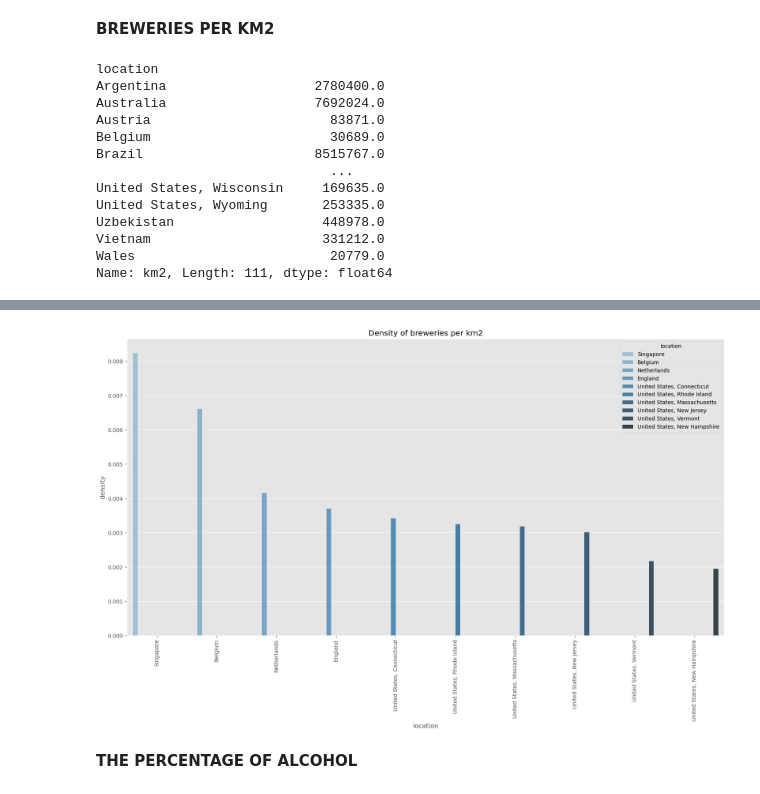
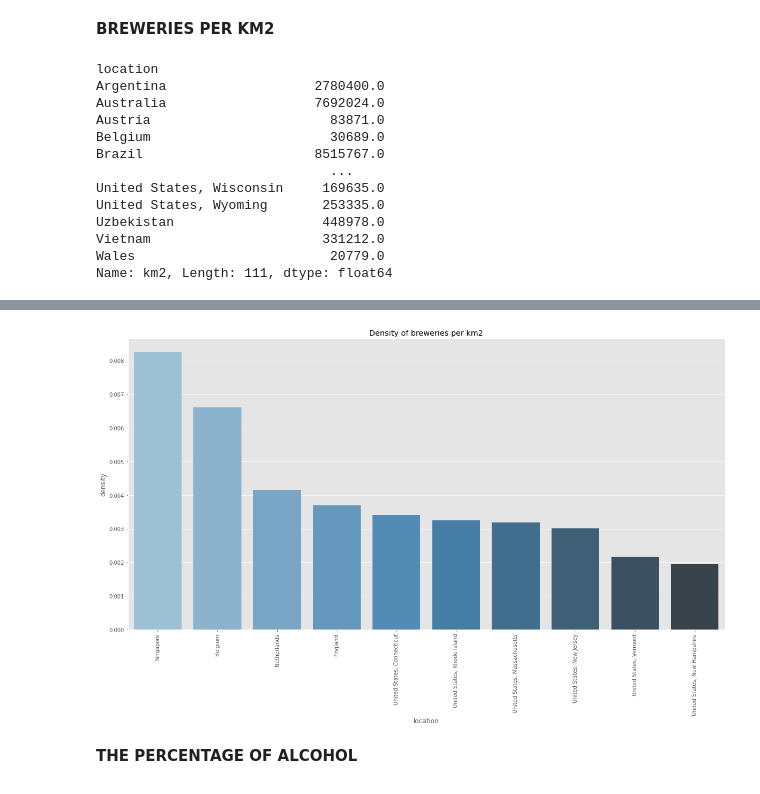
Before and after one commit to epfl-ada/ada-2023-project-adalcoholics86, a Jupyter notebook: milestoneP2.ipynb, the cells around one changed output, grey strips where cells are left out. Saved outputs shown, nothing was run; the diff lists cells and outputs as text; code cells hidden in the pictures.

```diff
--- a/milestoneP2.ipynb
+++ b/milestoneP2.ipynb
@@ -636,35 +636,35 @@ df_density = pd.concat([df_breweries_superficies_count, df_breweries_superficies
 df_density['density'] = df_density['id'] / df_density['km2']
 df_density.reset_index(inplace=True)
 df_density.sort_values(by=['density'], ascending=False, inplace=True)
 top_ten_density = df_density.head(10)
 
 #Plot the density of breweries per km2
 plt.figure(figsize=(20,10))
 plt.xticks(rotation=90)
 plt.title('Density of breweries per km2')
-sns.barplot(x='location', y='density', data=top_ten_density, palette='Blues_d', hue='location')
+sns.barplot(x='location', y='density', data=top_ten_density, palette='Blues_d')
 plt.show()
 
 #Store the location of the top 10 density of breweries per km2
 top_ten_density_location = top_ten_density['location']
 
 #NO error bar because we don't have the standard deviation of the density of breweries per km2....
 # %% [output]
 location
 Argentina                   2780400.0
 Australia                   7692024.0
 Austria                       83871.0
 Belgium                       30689.0
 Brazil                      8515767.0
                               ...
 United States, Wisconsin     169635.0
 United States, Wyoming       253335.0
 Uzbekistan                   448978.0
 Vietnam                      331212.0
 Wales                         20779.0
 Name: km2, Length: 111, dtype: float64
 [figure]
-[figure, old version]
+[figure, new version]
 # %% [markdown]
 **THE PERCENTAGE OF ALCOHOL**
 # %%
```
Also changed, not shown: parts of 11 cells of this notebook.
